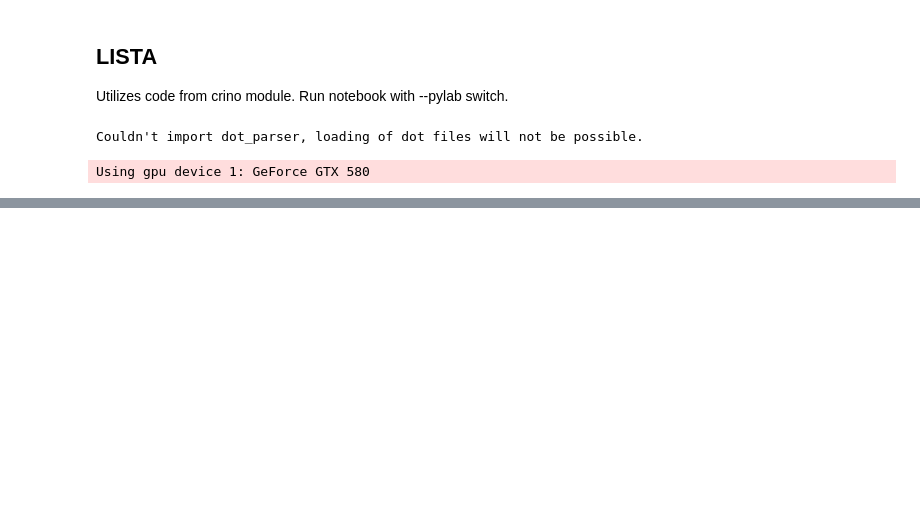
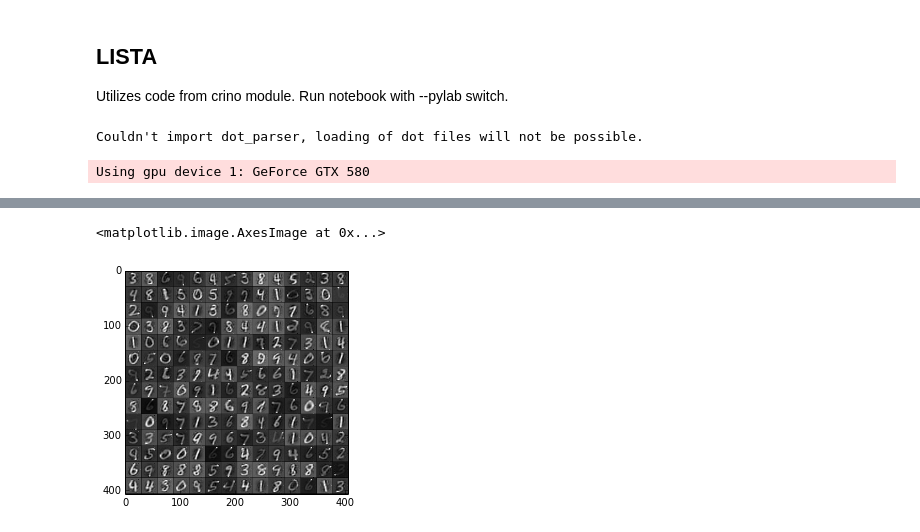
Before and after one commit to osdf/utils, a Jupyter notebook: notebooks/LISTA|CoD-MNIST.ipynb, the cells around one changed output, grey strips where cells are left out. Drawn from its saved outputs; the diff is of its cells as text; code cells hidden in the pictures; blank space fills up the shorter version.

```diff
--- a/notebooks/LISTA|CoD-MNIST.ipynb
+++ b/notebooks/LISTA|CoD-MNIST.ipynb
@@ -282,0 +265,8 @@ plt.hist(sp.ravel(), bins=100, normed=True)
+# %%
+reconstructor = theano.function([x], rec, allow_input_downcast=True)
+recs = reconstructor(valid[:14*14]) + dm
+im = np.array(misc.visualize(recs, 28*28))
+plt.imshow(im, cmap=cm.gray)
+# %% [output]
+<matplotlib.image.AxesImage at 0x...>
+[figure, added]
```
Also changed, not shown: parts of 23 cells of this notebook.
